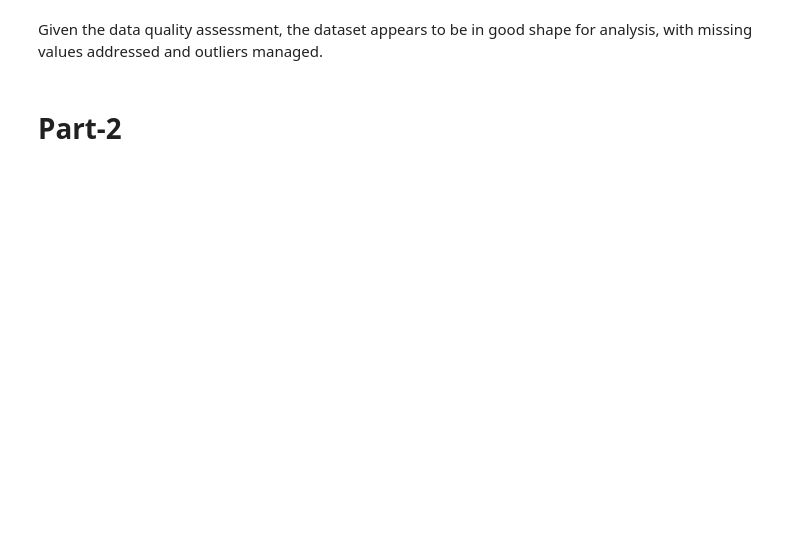
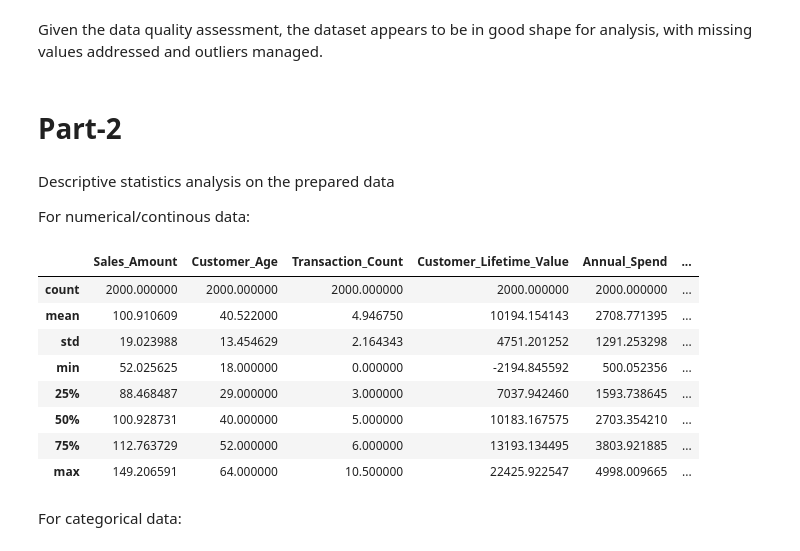
Before and after one commit to saiful-aromax/Navan, a Jupyter notebook: ca_march/CA.ipynb, the cells around one changed output. Cells and saved outputs as stored; diff of their text form; code cells hidden in the pictures; blank space fills up the shorter version.

```diff
--- a/ca_march/CA.ipynb
+++ b/ca_march/CA.ipynb
@@ -140,3 +128,21 @@ summary_after_capping_corrected
 Given the data quality assessment, the dataset appears to be in good shape for analysis, with missing values addressed and outliers managed.
 # %% [markdown]
 # Part-2
+# %% [markdown]
+Descriptive statistics analysis on the prepared data
+
+For numerical/continous data:
+# %%
+data.describe()
+# %% [output]
+|  | Sales_Amount | Customer_Age | Transaction_Count | Customer_Lifetime_Value | Annual_Spend | ... |
+| count | 2000.000000 | 2000.000000 | 2000.000000 | 2000.000000 | 2000.000000 | ... |
+| mean | 100.910609 | 40.522000 | 4.946750 | 10194.154143 | 2708.771395 | ... |
+| std | 19.023988 | 13.454629 | 2.164343 | 4751.201252 | 1291.253298 | ... |
+| min | 52.025625 | 18.000000 | 0.000000 | -2194.845592 | 500.052356 | ... |
+| 25% | 88.468487 | 29.000000 | 3.000000 | 7037.942460 | 1593.738645 | ... |
+| 50% | 100.928731 | 40.000000 | 5.000000 | 10183.167575 | 2703.354210 | ... |
+| 75% | 112.763729 | 52.000000 | 6.000000 | 13193.134495 | 3803.921885 | ... |
+| max | 149.206591 | 64.000000 | 10.500000 | 22425.922547 | 4998.009665 | ... |
+# %% [markdown]
+For categorical data:
```
Also changed, not shown: parts of 11 cells of this notebook.
